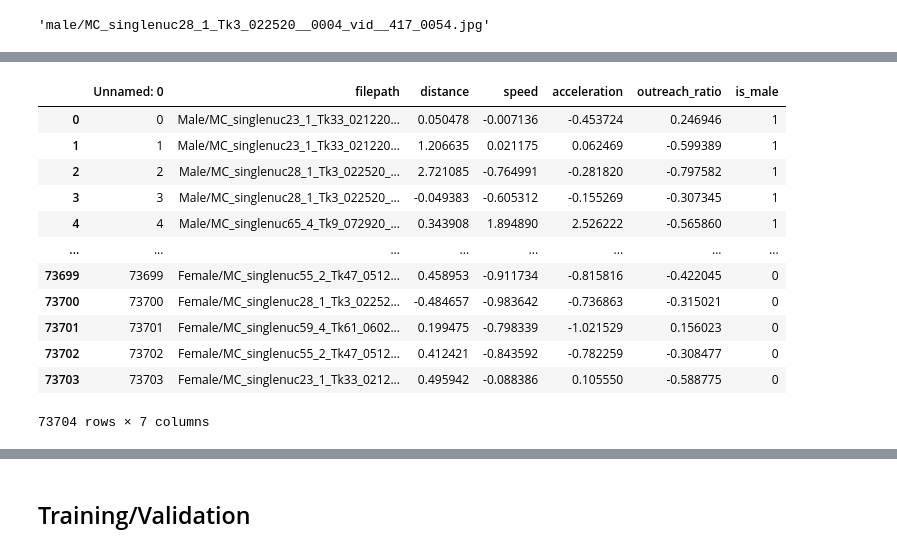
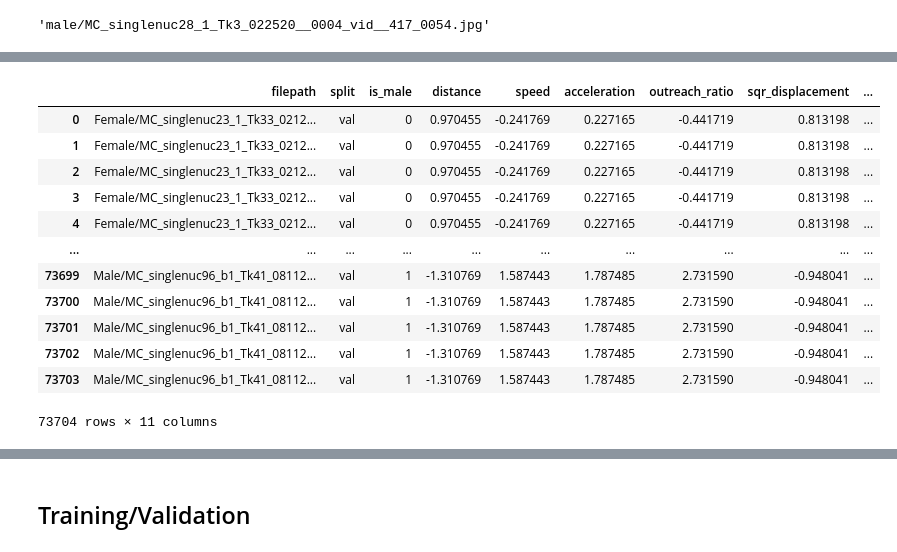
Before and after one commit to Human-Augment-Analytics/Bio-Boost, a Jupyter notebook: scripts/modeling/temporal_features_and_dt.ipynb, the cells around one changed output, grey strips where cells are left out. Saved outputs shown, nothing was run; the diff lists cells and outputs as text; code cells hidden in the pictures.

```diff
--- a/scripts/modeling/temporal_features_and_dt.ipynb
+++ b/scripts/modeling/temporal_features_and_dt.ipynb
@@ -1656,9 +1658,9 @@ from torchvision.io import read_image
 
 from sklearn.preprocessing import StandardScaler
 # %%
-train_df = pd.read_csv('/home/hice1/cclark339/scratch/Data/single_nuc_1/training_set.csv')
-valid_df = pd.read_csv('/home/hice1/cclark339/scratch/Data/single_nuc_1/validation_set.csv')
-test_df = pd.read_csv('/home/hice1/cclark339/scratch/Data/single_nuc_1/testing_set.csv')
+train_df = pd.read_csv('/home/hice1/cclark339/scratch/Data/single_nuc_1/expanded_training_set.csv')
+valid_df = pd.read_csv('/home/hice1/cclark339/scratch/Data/single_nuc_1/expanded_validation_set.csv')
+test_df = pd.read_csv('/home/hice1/cclark339/scratch/Data/single_nuc_1/smaller_expanded_testing_set.csv')
 # %%
 train_df
 # %% [output]
@@ -1759,6 +1775,13 @@ train_df[['distance', 'speed', 'acceleration', 'outreach_ratio']]
 662081 rows × 4 columns
 # %%
-train_features_scaled = train_scaler.fit_transform(train_df[['distance', 'speed', 'acceleration', 'outreach_ratio']])
-valid_features_scaled = valid_scaler.fit_transform(valid_df[['distance', 'speed', 'acceleration', 'outreach_ratio']])
-test_features_scaled = test_scaler.fit_transform(test_df[['distance', 'speed', 'acceleration', 'outreach_ratio']])
+expanded = True
+
+if expanded:
+    train_features_scaled = train_scaler.fit_transform(train_df[['distance', 'speed', 'acceleration', 'outreach_ratio', 'sqr_displacement', 'mean_turning_angle', 'jerk', 'rms_velocity']])
+    valid_features_scaled = valid_scaler.fit_transform(valid_df[['distance', 'speed', 'acceleration', 'outreach_ratio', 'sqr_displacement', 'mean_turning_angle', 'jerk', 'rms_velocity']])
+    test_features_scaled = test_scaler.fit_transform(test_df[['distance', 'speed', 'acceleration', 'outreach_ratio', 'sqr_displacement', 'mean_turning_angle', 'jerk', 'rms_velocity']])
+else:
+    train_features_scaled = train_scaler.fit_transform(train_df[['distance', 'speed', 'acceleration', 'outreach_ratio']])
+    valid_features_scaled = valid_scaler.fit_transform(valid_df[['distance', 'speed', 'acceleration', 'outreach_ratio']])
+    test_features_scaled = test_scaler.fit_transform(test_df[['distance', 'speed', 'acceleration', 'outreach_ratio']])
 # %%
@@ -1781,18 +1808,22 @@ train_df
 # %%
-valid_df[['distance', 'speed', 'acceleration', 'outreach_ratio']] = valid_features_scaled
+if expanded:
+    valid_df[['distance', 'speed', 'acceleration', 'outreach_ratio', 'sqr_displacement', 'mean_turning_angle', 'jerk', 'rms_velocity']] = valid_features_scaled
+else:
+    valid_df[['distance', 'speed', 'acceleration', 'outreach_ratio']] = valid_features_scaled
+
 valid_df
 # %% [output]
-|  | Unnamed: 0 | filepath | distance | speed | acceleration | outreach_ratio | is_male |
-| 0 | 0 | Male/MC_singlenuc23_1_Tk33_021220... | 0.050478 | -0.007136 | -0.453724 | 0.246946 | 1 |
-| 1 | 1 | Male/MC_singlenuc23_1_Tk33_021220... | 1.206635 | 0.021175 | 0.062469 | -0.599389 | 1 |
-| 2 | 2 | Male/MC_singlenuc28_1_Tk3_022520_... | 2.721085 | -0.764991 | -0.281820 | -0.797582 | 1 |
-| 3 | 3 | Male/MC_singlenuc28_1_Tk3_022520_... | -0.049383 | -0.605312 | -0.155269 | -0.307345 | 1 |
-| 4 | 4 | Male/MC_singlenuc65_4_Tk9_072920_... | 0.343908 | 1.894890 | 2.526222 | -0.565860 | 1 |
-| ... | ... | ... | ... | ... | ... | ... | ... |
-| 73699 | 73699 | Female/MC_singlenuc55_2_Tk47_0512... | 0.458953 | -0.911734 | -0.815816 | -0.422045 | 0 |
-| 73700 | 73700 | Female/MC_singlenuc28_1_Tk3_02252... | -0.484657 | -0.983642 | -0.736863 | -0.315021 | 0 |
-| 73701 | 73701 | Female/MC_singlenuc59_4_Tk61_0602... | 0.199475 | -0.798339 | -1.021529 | 0.156023 | 0 |
-| 73702 | 73702 | Female/MC_singlenuc55_2_Tk47_0512... | 0.412421 | -0.843592 | -0.782259 | -0.308477 | 0 |
-| 73703 | 73703 | Female/MC_singlenuc23_1_Tk33_0212... | 0.495942 | -0.088386 | 0.105550 | -0.588775 | 0 |
+|  | filepath | split | is_male | distance | speed | acceleration | outreach_ratio | sqr_displacement | ... |
+| 0 | Female/MC_singlenuc23_1_Tk33_0212... | val | 0 | 0.970455 | -0.241769 | 0.227165 | -0.441719 | 0.813198 | ... |
+| 1 | Female/MC_singlenuc23_1_Tk33_0212... | val | 0 | 0.970455 | -0.241769 | 0.227165 | -0.441719 | 0.813198 | ... |
+| 2 | Female/MC_singlenuc23_1_Tk33_0212... | val | 0 | 0.970455 | -0.241769 | 0.227165 | -0.441719 | 0.813198 | ... |
+| 3 | Female/MC_singlenuc23_1_Tk33_0212... | val | 0 | 0.970455 | -0.241769 | 0.227165 | -0.441719 | 0.813198 | ... |
+| 4 | Female/MC_singlenuc23_1_Tk33_0212... | val | 0 | 0.970455 | -0.241769 | 0.227165 | -0.441719 | 0.813198 | ... |
+| ... | ... | ... | ... | ... | ... | ... | ... | ... | ... |
+| 73699 | Male/MC_singlenuc96_b1_Tk41_08112... | val | 1 | -1.310769 | 1.587443 | 1.787485 | 2.731590 | -0.948041 | ... |
+| 73700 | Male/MC_singlenuc96_b1_Tk41_08112... | val | 1 | -1.310769 | 1.587443 | 1.787485 | 2.731590 | -0.948041 | ... |
+| 73701 | Male/MC_singlenuc96_b1_Tk41_08112... | val | 1 | -1.310769 | 1.587443 | 1.787485 | 2.731590 | -0.948041 | ... |
+| 73702 | Male/MC_singlenuc96_b1_Tk41_08112... | val | 1 | -1.310769 | 1.587443 | 1.787485 | 2.731590 | -0.948041 | ... |
+| 73703 | Male/MC_singlenuc96_b1_Tk41_08112... | val | 1 | -1.310769 | 1.587443 | 1.787485 | 2.731590 | -0.948041 | ... |
-73704 rows × 7 columns
+73704 rows × 11 columns
 # %%
```
Also changed, not shown: parts of 16 cells of this notebook, 1 other file.
